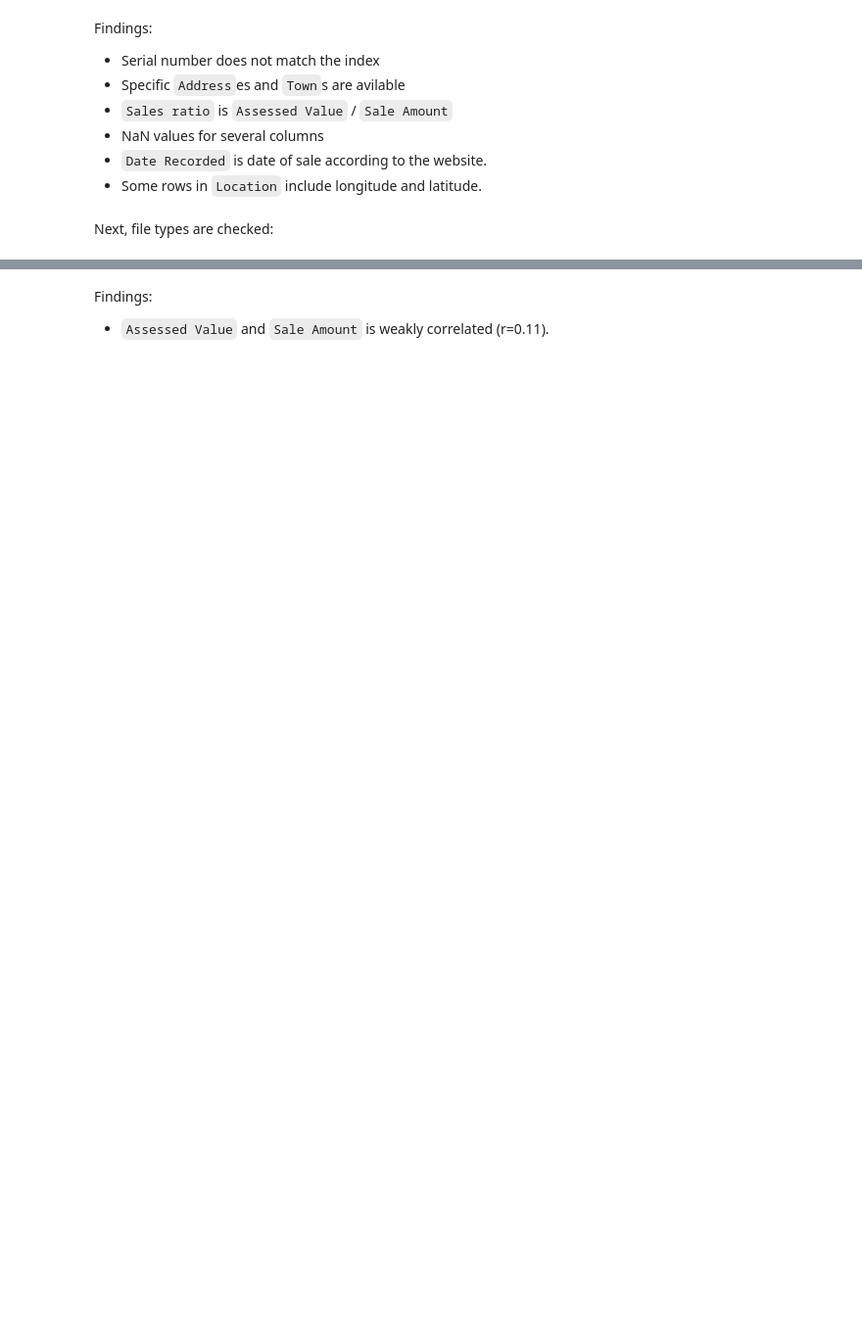
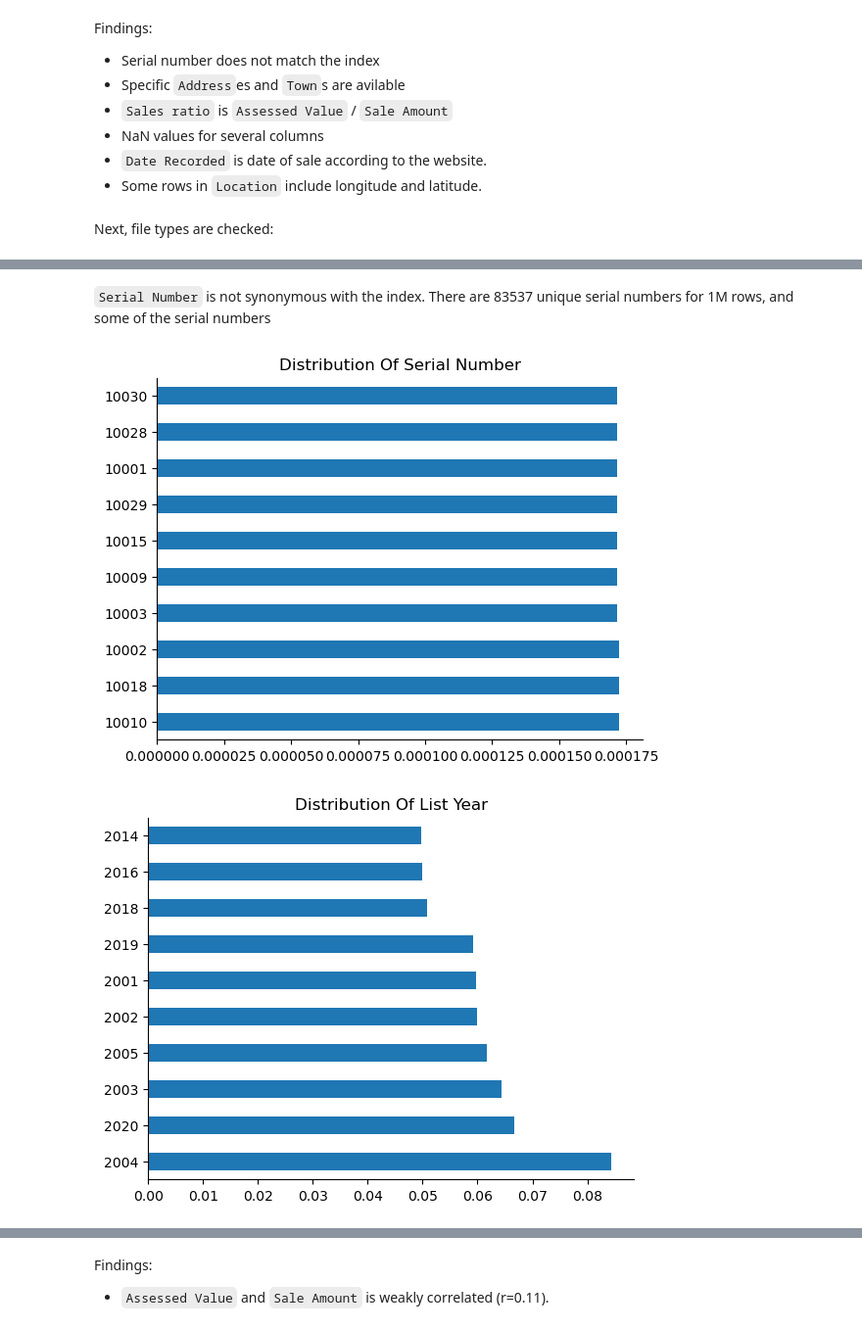
Before and after one commit to haesun-jung/capstone, a Jupyter notebook: EDA/EDA.ipynb, the cells around one changed output, grey strips where cells are left out. Shown at 98% size. Cells and saved outputs as stored; diff of their text form; code cells hidden in the pictures; blank space fills up the shorter version.

```diff
--- a/EDA/EDA.ipynb
+++ b/EDA/EDA.ipynb
@@ -27,6 +32,26 @@ from bokeh.models import HoverTool
 # %% [markdown]
 The dataset imported from the csv file:
 # %%
-real_estate=pd.read_csv('')
+import numpy as np
+import pandas as pd
+import matplotlib.pyplot as plt
+import seaborn as sns
+from scipy import stats
+import plotly.express as px
+import plotly.graph_objects as go
+from plotly.subplots import make_subplots
+from bokeh.plotting import figure, show, output_notebook, output_file, reset_output
+output_notebook()
+from bokeh.layouts import gridplot
+from bokeh.models import HoverTool
+import osmnx as ox
+import geopandas as gpd
+real_estate=pd.read_csv('~/Desktop/BRAINSTATION/data/Real_Estate_Sales_2001-2020_GL.csv')
+
+try:
+    real_estate["coordinates"] = ox.geocoder.geocode(real_estate["full_address"])
+
+except ox.geocoder.InsufficientResponseError:
+    pass
 # %% [markdown]
 To get the basic idea about the dataset, 10 rows are called:
@@ -72,9 +159,0 @@ for column in (real_estate.columns):
-# %%
-for column in (real_estate.columns):
-    print(column)
-    plt.figure()
-    plt.hist(real_estate[column])
-    plt.xlabel(column)
-    plt.ylabel('count')
-    plt.tight_layout()
-    plt.show()
@@ -80,0 +162,14 @@ for column in (real_estate.columns):
+# %% [markdown]
+`Serial Number` is not synonymous with the index. There are 83537 unique serial numbers for 1M rows, and some of the serial numbers
+# %%
+for column in real_estate:
+
+    # limit to top 10 counts - too many locations to plot
+    real_estate[column].value_counts(normalize=True).head(10).plot(kind="barh")
+
+    plt.title(f"Distribution of {column}".title())
+    sns.despine()
+    plt.show()
+# %% [output]
+[figure, added]
+[figure, added]
```
Also changed, not shown: parts of 24 cells of this notebook, 1 other file.
